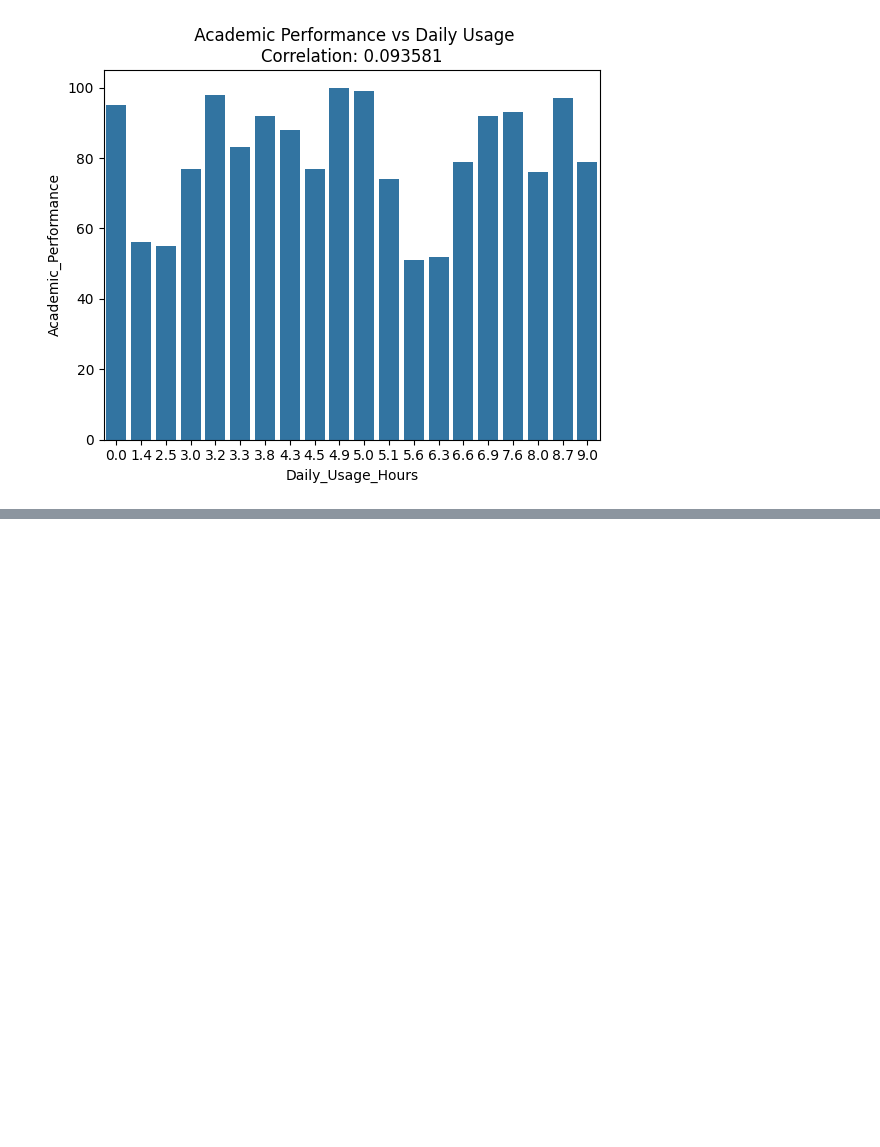
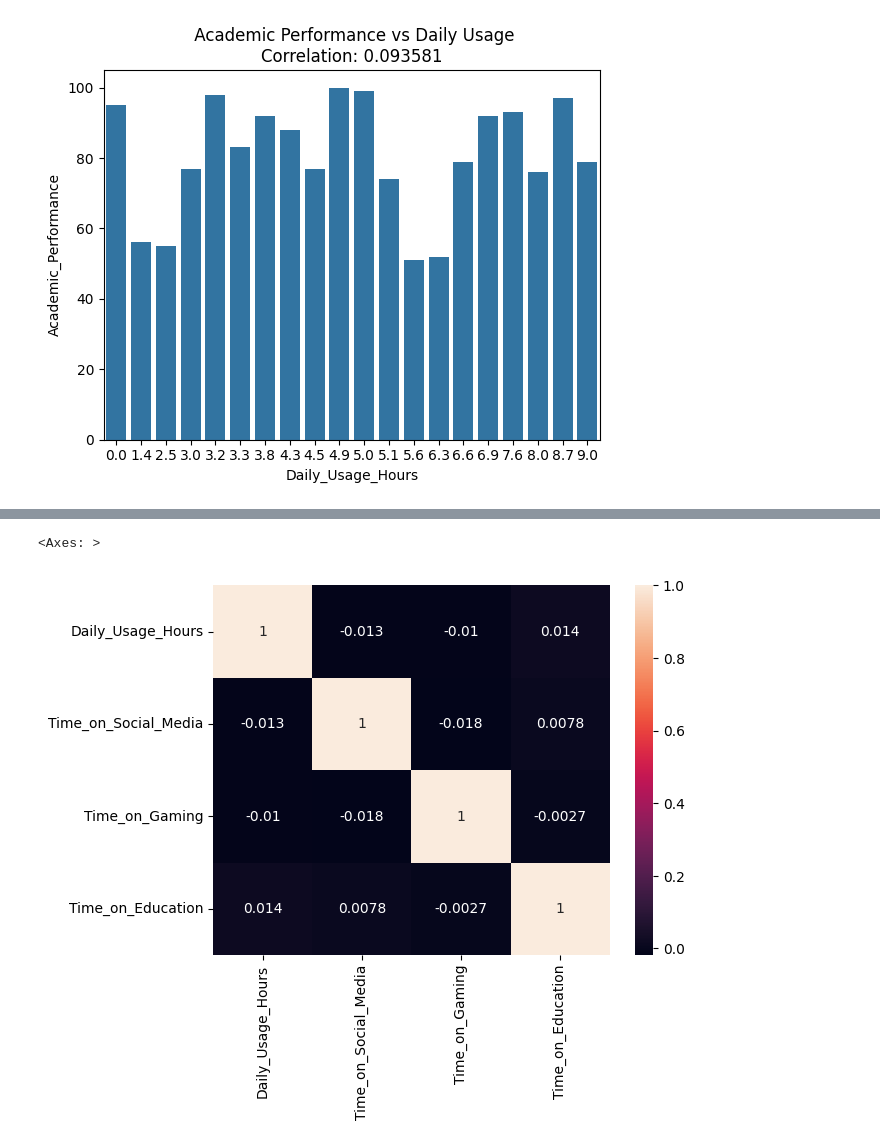
Before and after one commit to Charliee510/async-final-project-yellow-charlie, a Jupyter notebook: main.ipynb, the cells around one changed output, grey strips where cells are left out. Drawn from its saved outputs; the diff is of its cells as text; code cells hidden in the pictures; blank space fills up the shorter version.

```diff
--- a/main.ipynb
+++ b/main.ipynb
@@ -60,3 +62,7 @@ plt.title(f' Academic Performance vs Daily Usage\nCorrelation: {corr:2f}')
 plt.show()
 # %% [output]
 [figure]
+# %%
+#Q3) Is there any correlation of student spending time between social media, gaming and school.
+q3_data = df[['Daily_Usage_Hours', 'Time_on_Social_Media','Time_on_Gaming', 'Time_on_Education']]
+q3_data.head(10)
@@ -62,0 +81,7 @@ plt.show()
+# %%
+
+sns.heatmap(q3_data.corr(), annot = True, cmap = 'rocket')
+#There are negative correlation between usuage on platform, education and overall hours
+# %% [output]
+<Axes: >
+[figure, added]
```
Also changed, not shown: parts of 12 cells of this notebook.
